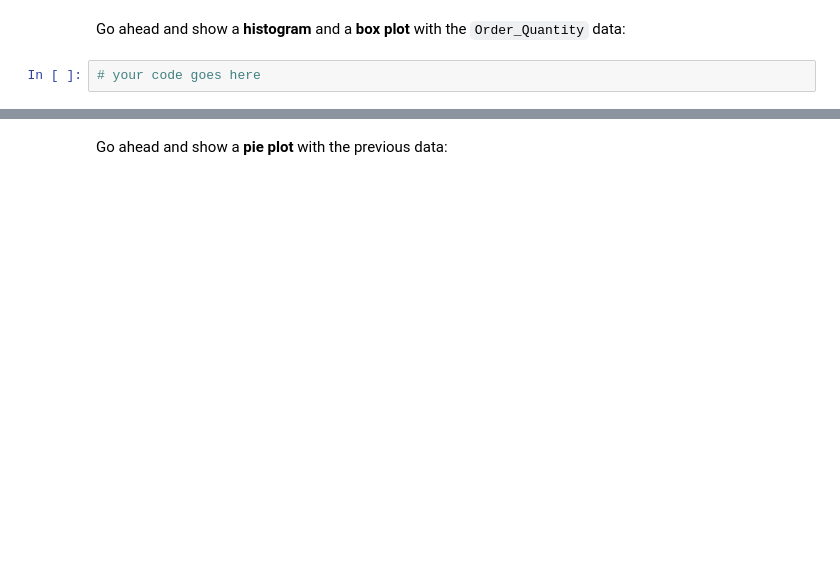
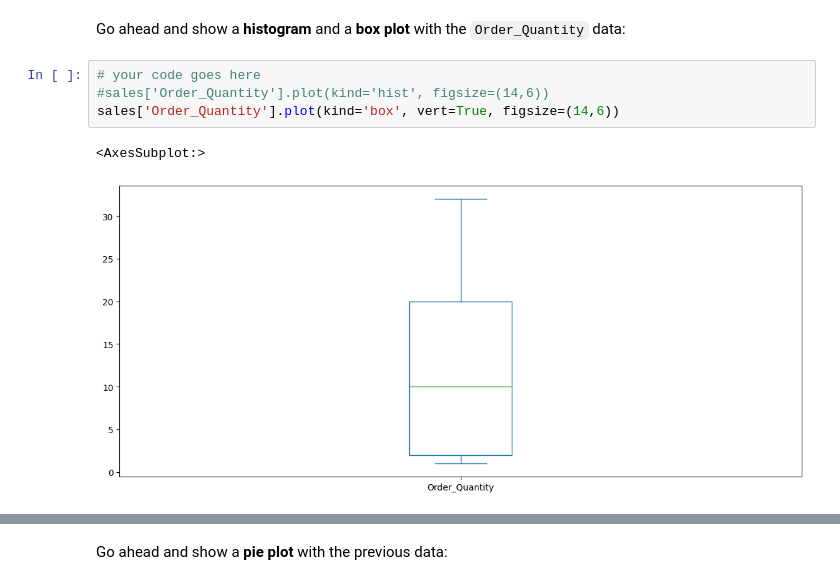
Before and after one commit to jfashe/data-science-python, a Jupyter notebook: python 2/Exercises_1.ipynb, the cells around one changed output, grey strips where cells are left out. Drawn from its saved outputs; the diff is of its cells as text; blank space fills up the shorter version.

```diff
--- a/python 2/Exercises_1.ipynb
+++ b/python 2/Exercises_1.ipynb
@@ -59,6 +77,11 @@ sales['Order_Quantity'].mean()
 # %% [markdown]
 Go ahead and show a <b>histogram</b> and a <b>box plot</b> with the `Order_Quantity` data:
-# %%
-# your code goes here
+# %%
+# your code goes here
+#sales['Order_Quantity'].plot(kind='hist', figsize=(14,6))
+sales['Order_Quantity'].plot(kind='box', vert=True, figsize=(14,6))
+# %% [output]
+<AxesSubplot:>
+[figure, added]
 # %%
 sales['Order_Quantity'].plot(kind='hist', bins=30, figsize=(14,6))
```
Also changed, not shown: parts of 39 cells of this notebook.
